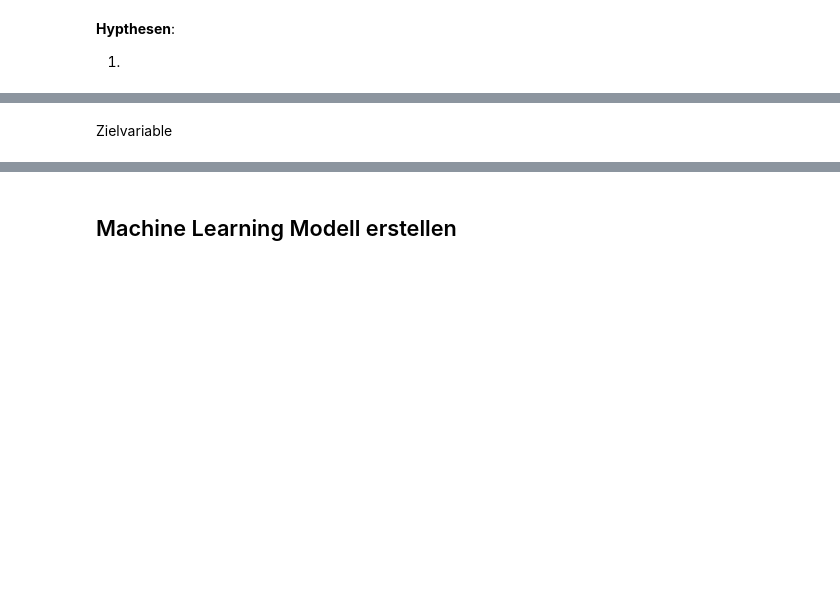
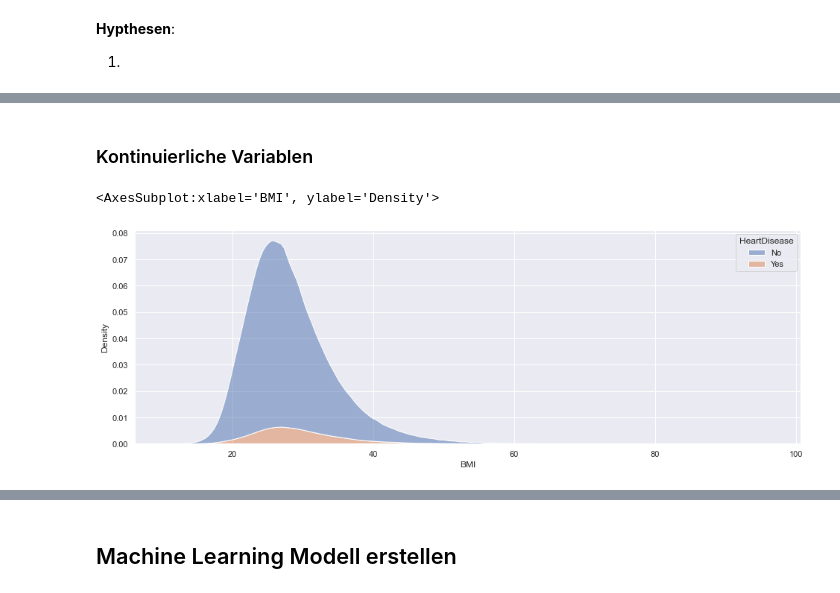
Before and after one commit to flori567/QIT_Ausarbeitung, a Jupyter notebook: heart_attack_prediction.ipynb, the cells around one changed output, grey strips where cells are left out. Cells and saved outputs as stored; diff of their text form; code cells hidden in the pictures; blank space fills up the shorter version.

```diff
--- a/heart_attack_prediction.ipynb
+++ b/heart_attack_prediction.ipynb
@@ -338,2 +422,0 @@ sns.countplot(x="SkinCancer", hue='HeartDisease', data=df)
-# %% [markdown]
-Zielvariable
@@ -342,0 +423,7 @@ sns.countplot(x="HeartDisease", data=df)
+# %% [markdown]
+### Kontinuierliche Variablen
+# %%
+sns.kdeplot(data=df, x="BMI", hue="HeartDisease", alpha=0.5, shade=True, multiple="stack")
+# %% [output]
+<AxesSubplot:xlabel='BMI', ylabel='Density'>
+[figure, added]
```
Also changed, not shown: parts of 40 cells of this notebook, 1 other file.
